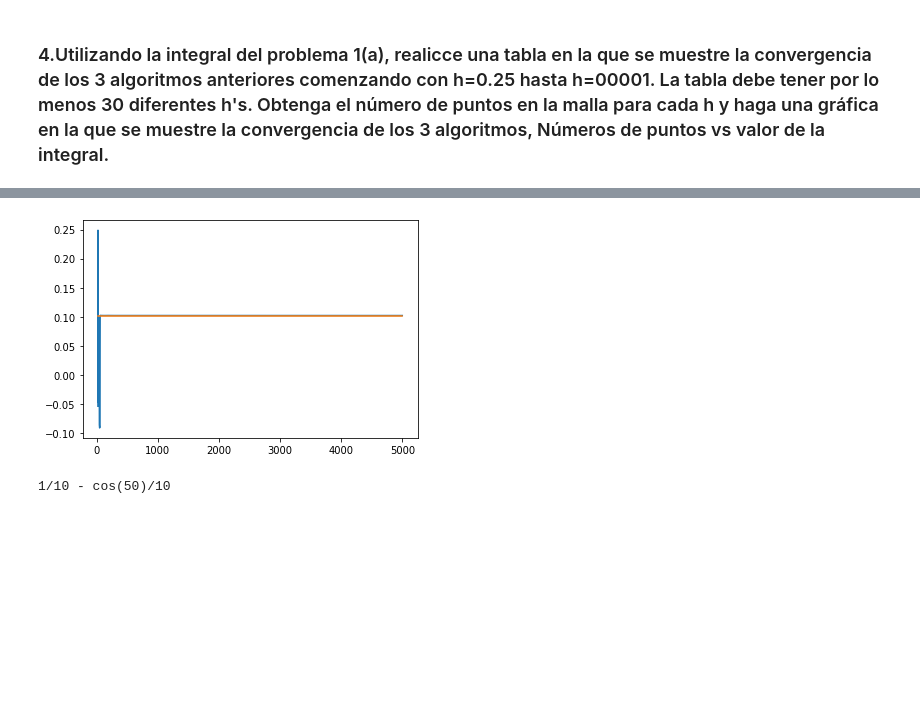
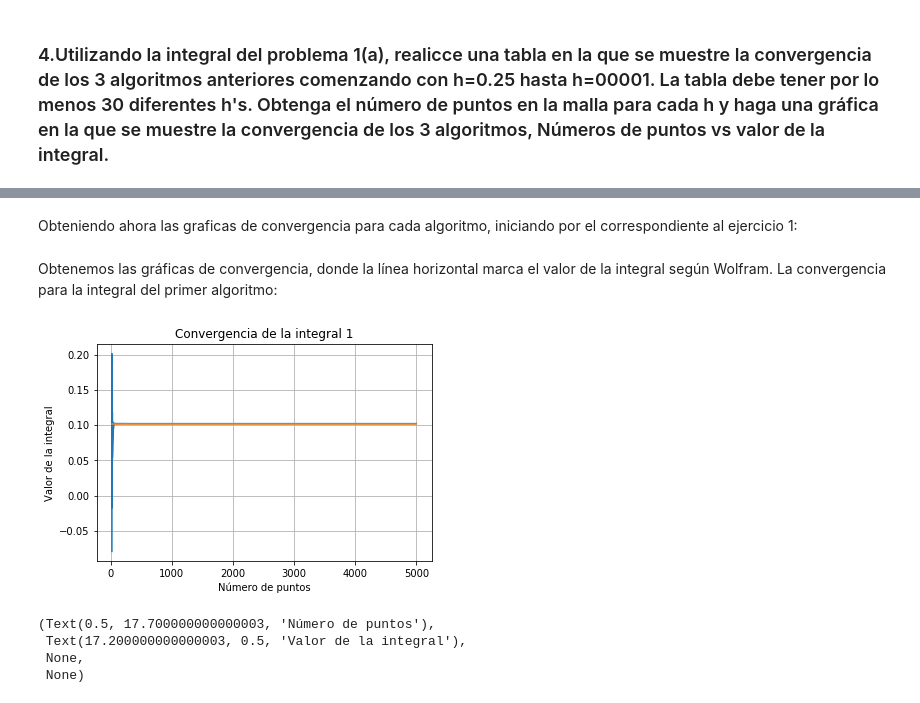
Before and after one commit to marthaaquino/Fisica-computacional, a Jupyter notebook: Tarea 2.ipynb, the cells around one changed output, grey strips where cells are left out. Saved outputs shown, nothing was run; the diff lists cells and outputs as text; code cells hidden in the pictures; blank space fills up the shorter version.

```diff
--- a/Tarea 2.ipynb
+++ b/Tarea 2.ipynb
@@ -101,9 +100,9 @@ La precisión de la integral es:  7.339192617972223e-06
 # %%
 #Notemos que el código para la primera integral nos sirve para el inciso c
-x=linspace(0.5,5,10000)
+x=linspace(0.5,5,1051)
 f=-(2/x**6)+(1/x**12)
 m=173.382
-print("La integral de $-(2/x**6)+(1/x**12)$ es ", int1(f,x))
+print("La integral de g(x) es ", int1(f,x))
 #Obtenemos el error asociado a la integral, segun la integral de wolfram
 print("La precisión de la integral es: ", abs(m-int1(f,x)))
 # %% [output]
@@ -404,33 +380,41 @@ for i in range (20,5000,100):
+# %% [markdown]
+Obteniendo ahora las graficas de convergencia para cada algoritmo, iniciando por el correspondiente al ejercicio 1:
 # %%
-h = linspace(0.001,0.25,30)
-integral1 = np.zeros(len(h))
-integral2 = np.zeros(len(h))
-integral3 = np.zeros(len(h))
+#Definimos nuestro espacio de h's, distancia entre dos puntos consecutivos
+h = linspace(0.25,0.001,30)
+#Definimos los arreglos donde iremos ingresando los valores de la integral con las diferentes h's
+integral_1 = np.zeros(len(h))
+integral_2 = np.zeros(len(h))
+integral_3 = np.zeros(len(h))
+#Definimos un arreglo para anexar el valor de Wolfram de la integral
 convergencia = np.zeros(len(h))
-
+#Hacemos un último arreglo para anexar el número de puntos correspondientes al espacio de lasa h's
 num1=np.zeros(len(h))
 for i in range(len(h)):
+    #Obtenemos el num de puntos en malla con distancia entre sus puntos h[i] con los que definiremos la malla de la integral
     num1[i]=int(5/h[i])
+    #Obtenemos el num de puntos en malla con distancia entre sus puntos h[i] para nuestro arreglo de número de puntos
     num=int(5/h[i])
+    #Definimos la malla donde integraremos
     x = linspace(0,5,num)
-    f = exp(-(x*x))*sin(10*x)
-    integral1[i] = int1(f,x)
-    integral2[i]=intSimpson(f,x)
-    integral3[i]=intBoole(f,x)
+    #Definimos la función f(x)
+    f= exp(-(x*x))*sin(10*x)
+    #Obtenemos las integrales correspondientes a num de puntos en la malla
+    integral_1[i] = int1(f,x)
+    integral_2[i]=intSimpson(f,x)
+    integral_3[i]=intBoole(f,x)
     convergencia[i]=0.1021340744237976138708054220876899
-
-#plot(num1,integral1)
-#plot(num1,integral2)
-plot(num1,integral3)
-plot(num1,convergencia)
-#title("Función $K(m)$"),xlabel("$h$"),grid()
-show()
-# %% [output]
-[figure, removed]
-# %%
-from sympy import *
-X = Symbol('X')
-m=integrate(( sin(10*X)),(X,0, 5) )
-print(m)
-# %% [output]
-1/10 - cos(50)/10
+# %% [markdown]
+Obtenemos las gráficas de convergencia, donde la línea horizontal marca el valor de la integral según Wolfram.
+La convergencia para la integral del primer algoritmo:
+# %%
+plot(num1,integral_1)
+plot(num1,convergencia )
+title("Convergencia de la integral 1")
+xlabel("Número de puntos"),ylabel("Valor de la integral"),grid(),show()
+# %% [output]
+[figure, added]
+(Text(0.5, 17.700000000000003, 'Número de puntos'),
+ Text(17.200000000000003, 0.5, 'Valor de la integral'),
+ None,
+ None)
```
Also changed, not shown: parts of 32 cells of this notebook.
